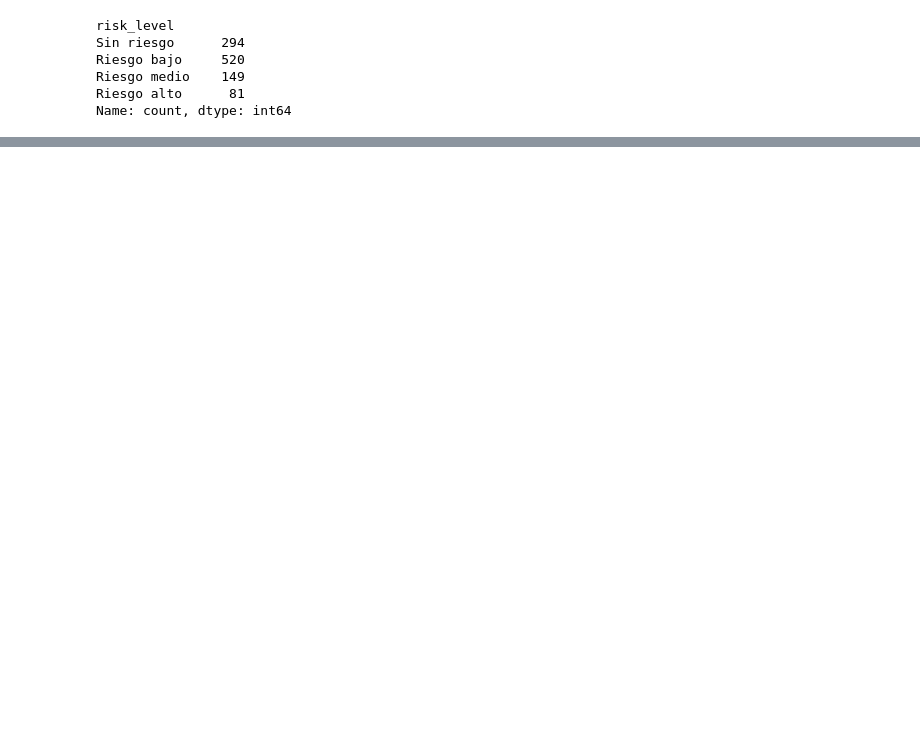
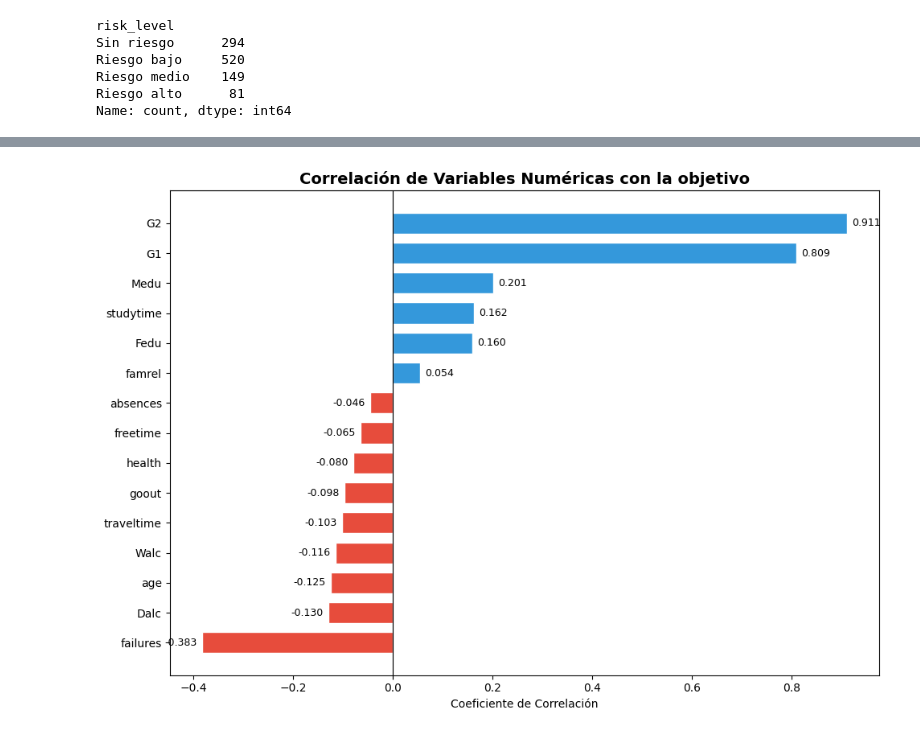
Before and after one commit to Isaakkko/Prediccion-rendimiento-academico, a Jupyter notebook: EDA/EDA.ipynb, the cells around one changed output, grey strips where cells are left out. Drawn from its saved outputs; the diff is of its cells as text; code cells hidden in the pictures; blank space fills up the shorter version.

```diff
--- a/EDA/EDA.ipynb
+++ b/EDA/EDA.ipynb
@@ -121,0 +164,9 @@ Name: count, dtype: int64
+# %%
+num_cols = df_raw.select_dtypes(include=[np.number]).columns.tolist()
+cat_cols = df_raw.select_dtypes(include=['object', 'category']).columns.tolist()
+
+feature_num = [c for c in num_cols if c not in ['G3']]
+feature_cat = [c for c in cat_cols if c not in ['risk_level', 'subject']]
+
+print(f"Variables numéricas: {feature_num}")
+print(f"Variables categóricas: {feature_cat}")
@@ -121,0 +178,16 @@ Name: count, dtype: int64
+# %%
+corr_g3 = df_raw[feature_num + ['G3']].corr()['G3'].drop('G3').sort_values()
+
+fig, ax = plt.subplots(figsize=(10, 7))
+colors = ['#e74c3c' if v < 0 else '#3498db' for v in corr_g3.values]
+ax.barh(corr_g3.index, corr_g3.values, color=colors, edgecolor='white', height=0.7)
+ax.axvline(0, color='black', linewidth=0.8)
+ax.set_title('Correlación de Variables Numéricas con la objetivo', fontsize=14, fontweight='bold')
+ax.set_xlabel('Coeficiente de Correlación')
+for i, (idx, val) in enumerate(corr_g3.items()):
+    ax.text(val + (0.01 if val >= 0 else -0.01), i,
+            f'{val:.3f}', va='center', ha='left' if val >= 0 else 'right', fontsize=9)
+plt.tight_layout()
+plt.show()
+# %% [output]
+[figure, added]
```
Also changed, not shown: parts of 19 cells of this notebook.
